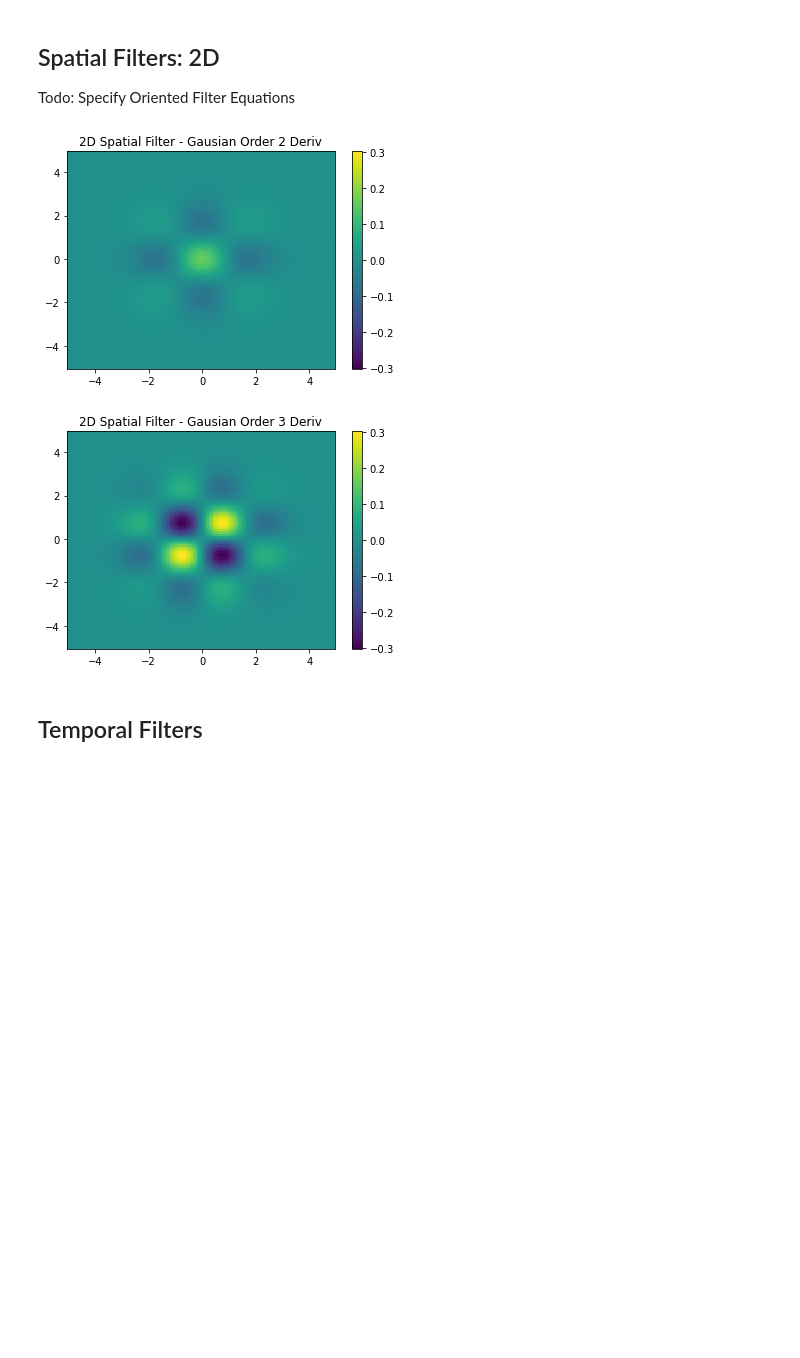
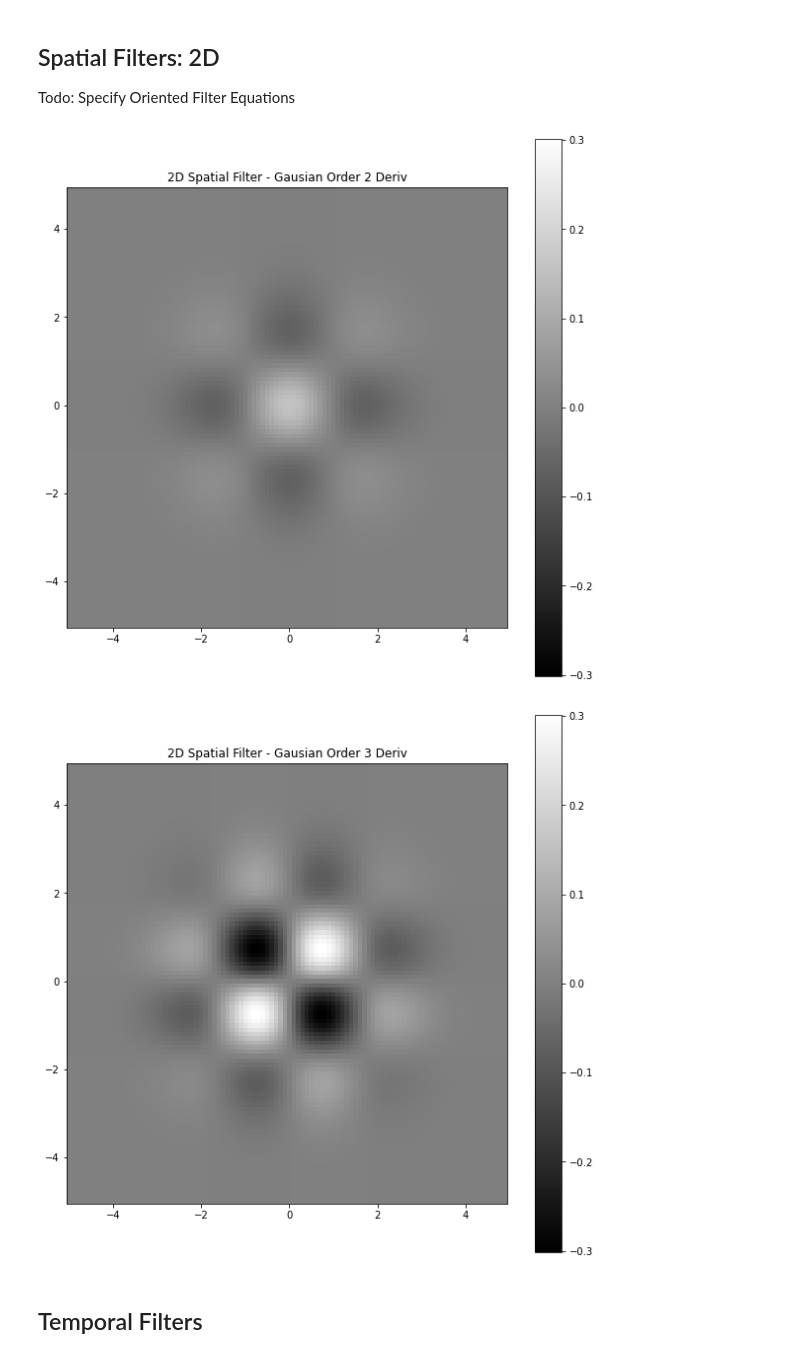
Before and after one commit to vdutell/linearfiltering, a Jupyter notebook: adelsonbergen1984.ipynb, the cells around one changed output. Drawn from its saved outputs; the diff is of its cells as text; code cells hidden in the pictures; blank space fills up the shorter version.

Commit message:
aspect ratios and grey cmap

```diff
--- a/adelsonbergen1984.ipynb
+++ b/adelsonbergen1984.ipynb
@@ -43,37 +43,43 @@ def spatial_filter_2d(x1, x2, order=2, oriented=False):
         return
     else:
         if order == 2:
             #second derivative of gaussian
             x1_response = (np.exp(-(x1**2/2))*(-1+x1)*(1+x1))/np.sqrt(2*np.pi)
             x2_response = (np.exp(-(x2**2/2))*(-1+x2)*(1+x2))/np.sqrt(2*np.pi)
         elif order == 3:
             #third derivative of gaussian
             x1_response = -(np.exp(-(x1**2/2))*x1*(-3+x1**2))/np.sqrt(2*np.pi)
             x2_response = -(np.exp(-(x2**2/2))*x2*(-3+x2**2))/np.sqrt(2*np.pi)
         else:
             print('Must be 2nd or 3rd order!')
             return
 
     response = np.outer(x1_response, x2_response)
     return(response)
 
 space_x = np.arange(-5,5,0.1)
 space_y = np.arange(-5,5,0.1)
 response_1 = spatial_filter_2d(space_x, space_y, order=2)
 response_2 = spatial_filter_2d(space_x, space_y, order=3)
 cmax=np.max((response_1,response_2))
 cmin=np.min((response_1,response_2))
-plt.pcolormesh(space_x, space_y, response_1, shading='auto', vmin=cmin, vmax=cmax)
+
+plt.figure(figsize=(10,10))
+plt.pcolormesh(space_x, space_y, response_1, shading='auto', vmin=cmin, vmax=cmax,cmap='gray')
+plt.gca().set_aspect('equal')
 plt.colorbar()
 plt.title("2D Spatial Filter - Gausian Order 2 Deriv")
 plt.show()
-plt.pcolormesh(space_x, space_y, response_2, shading='auto', vmin=cmin, vmax=cmax)
+
+plt.figure(figsize=(10,10))
+plt.pcolormesh(space_x, space_y, response_2, shading='auto', vmin=cmin, vmax=cmax,cmap='gray')
+plt.gca().set_aspect('equal')
 plt.colorbar()
 plt.title("2D Spatial Filter - Gausian Order 3 Deriv")
 plt.show()
 # %% [output]
-[figure, old version]
+[figure, new version]
-[figure, old version]
+[figure, new version]
 # %% [markdown]
 ## Temporal Filters
 # %%
```
Also changed, not shown: parts of 10 cells of this notebook.
